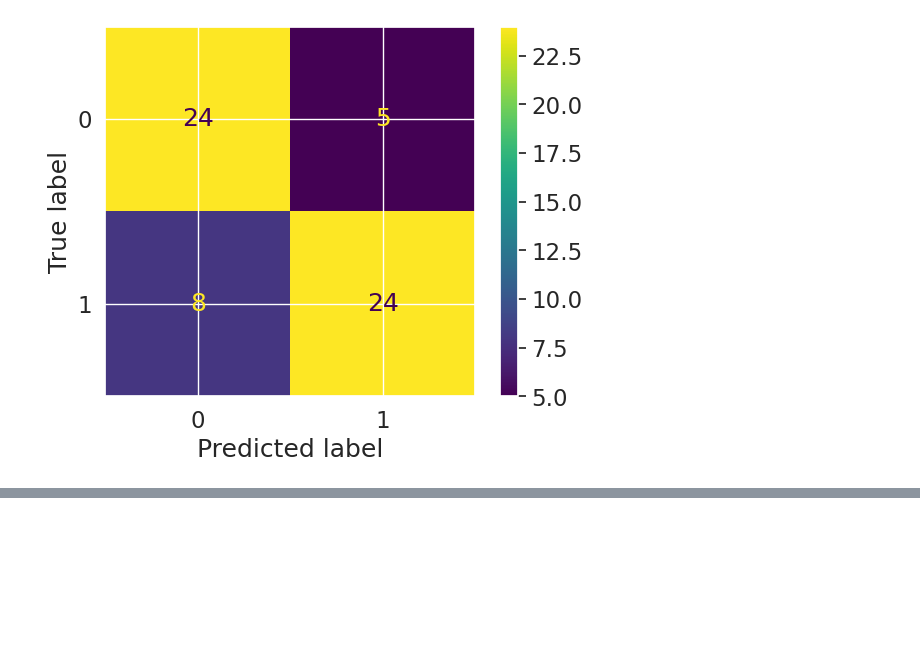
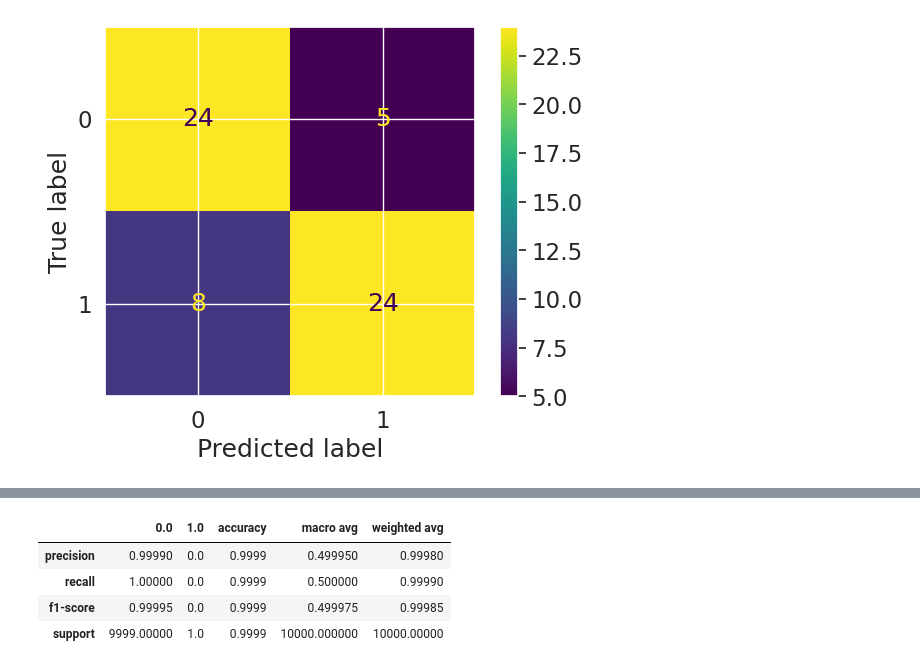
Before and after one commit to johnnvas/scikitlearn-demo, a Jupyter notebook: scikit-learn_demo.ipynb, the cells around one changed output, grey strips where cells are left out. Saved outputs shown, nothing was run; the diff lists cells and outputs as text; code cells hidden in the pictures; blank space fills up the shorter version.

Commit message:
sk-learn classification evaluation metrics

```diff
--- a/scikit-learn_demo.ipynb
+++ b/scikit-learn_demo.ipynb
@@ -1169,0 +1182,15 @@ ConfusionMatrixDisplay.from_predictions(y_test, y_preds)
+# %%
+# Precision and recall
+
+disease_true = np.zeros(10000)
+disease_true[0] = 1
+
+disease_preds = np.zeros(10000) # model predicts every case as 0
+
+pd.DataFrame(classification_report(disease_true, disease_preds, output_dict=True))
+# %% [output]
+|  | 0.0 | 1.0 | accuracy | macro avg | weighted avg |
+| precision | 0.99990 | 0.0 | 0.9999 | 0.499950 | 0.99980 |
+| recall | 1.00000 | 0.0 | 0.9999 | 0.500000 | 0.99990 |
+| f1-score | 0.99995 | 0.0 | 0.9999 | 0.499975 | 0.99985 |
+| support | 9999.00000 | 1.0 | 0.9999 | 10000.000000 | 10000.00000 |
```
Also changed, not shown: parts of 5 cells of this notebook.
